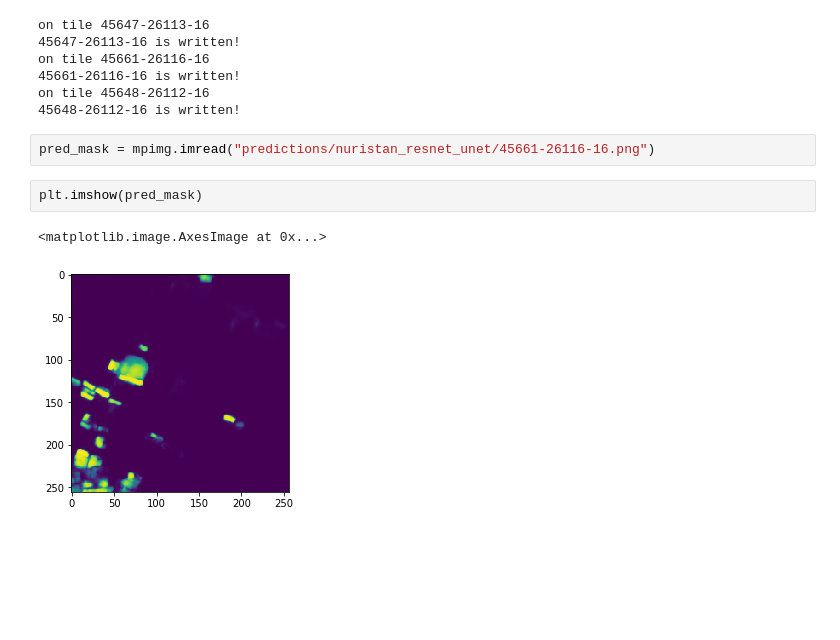
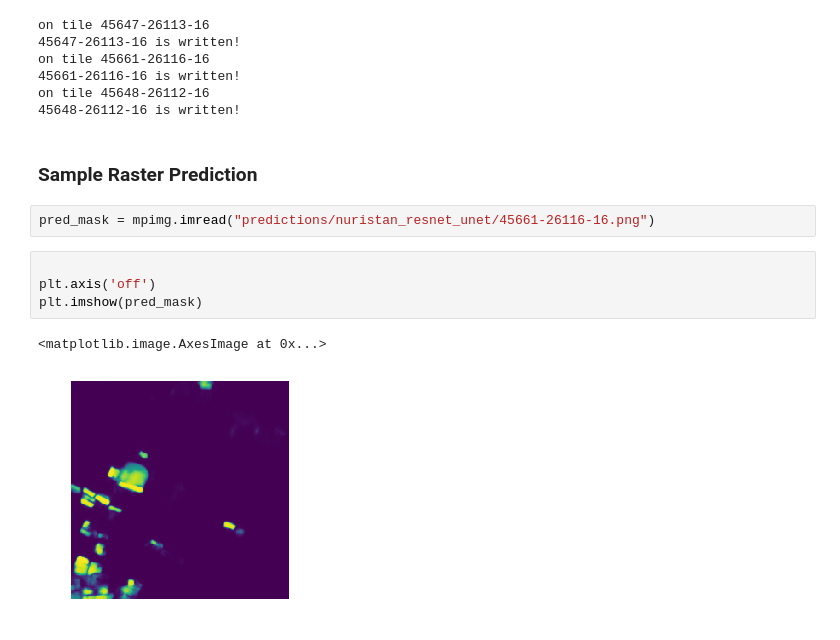
Before and after one commit to martham93/sandbox, a Jupyter notebook: LabelMaker_Afghanistan_Buildings.ipynb, the cells around one changed output. Cells and saved outputs as stored; diff of their text form; blank space fills up the shorter version.

```diff
--- a/LabelMaker_Afghanistan_Buildings.ipynb
+++ b/LabelMaker_Afghanistan_Buildings.ipynb
@@ -332,10 +326,14 @@ on tile 45661-26116-16
 45661-26116-16 is written!
 on tile 45648-26112-16
 45648-26112-16 is written!
+# %% [markdown]
+### Sample Raster Prediction
 # %%
 pred_mask = mpimg.imread("predictions/nuristan_resnet_unet/45661-26116-16.png")
-# %%
-plt.imshow(pred_mask)
-# %% [output]
-<matplotlib.image.AxesImage at 0x...>
-[figure, removed]
+# %%
+
+plt.axis('off')
+plt.imshow(pred_mask)
+# %% [output]
+<matplotlib.image.AxesImage at 0x...>
+[figure, added]
```
Also changed, not shown: parts of 12 cells of this notebook.
